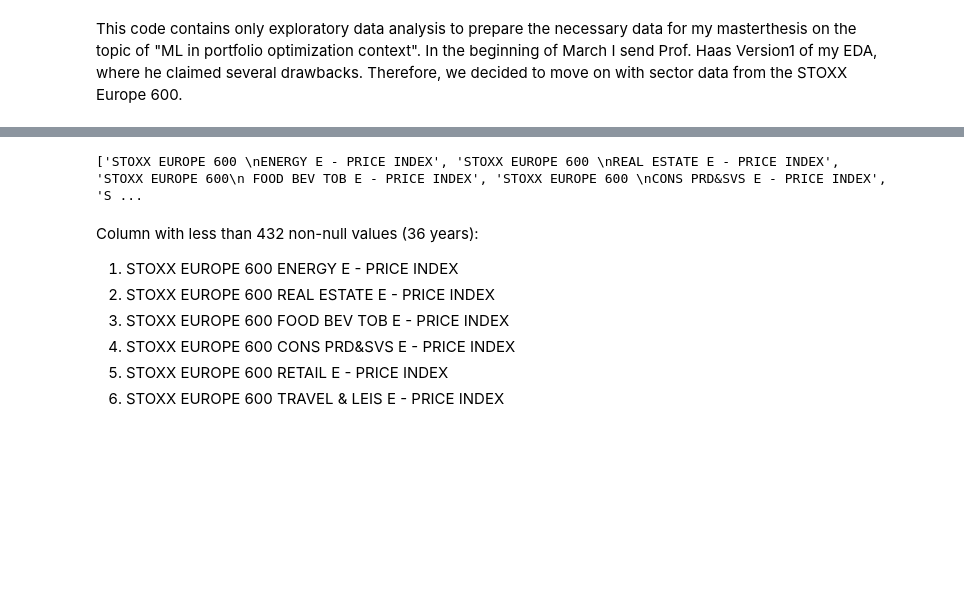
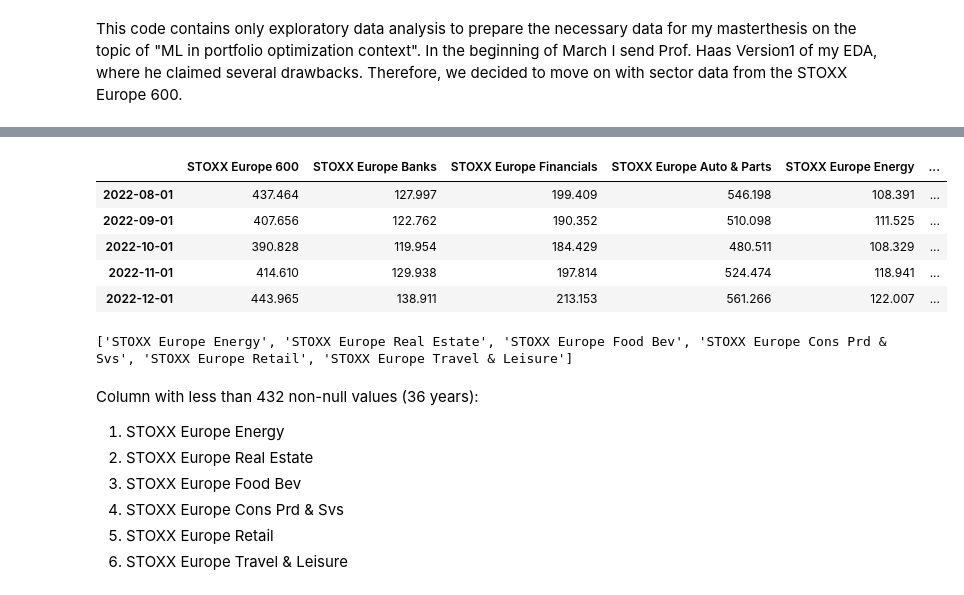
Before and after one commit to Ankru98/masterthesis, a Jupyter notebook: data_analysis_v2.ipynb, the cells around one changed output, grey strips where cells are left out. Cells and saved outputs as stored; diff of their text form; code cells hidden in the pictures; blank space fills up the shorter version.

```diff
--- a/data_analysis_v2.ipynb
+++ b/data_analysis_v2.ipynb
@@ -12,6 +12,35 @@ data.head()
 | 1986-03-01 | NaN | NaN | NaN | NaN | ... |
 | 1986-04-01 | NaN | NaN | NaN | NaN | ... |
 | 1986-05-01 | NaN | NaN | NaN | NaN | ... |
+# %%
+data.rename(columns={'STOXX EUROPE 600 \nE - PRICE INDEX': 'STOXX Europe 600',
+                     'STOXX EUROPE 600 \nBANKS E - PRICE INDEX': 'STOXX Europe Banks',
+                     'STOXX EUROPE 600 \nFINANCIALS E - PRICE INDEX': 'STOXX Europe Financials',
+                     'STOXX EUROPE 600 \nAUTO & PARTS E - PRICE INDEX': 'STOXX Europe Auto & Parts',
+                     'STOXX EUROPE 600 \nENERGY E - PRICE INDEX': 'STOXX Europe Energy',
+                     'STOXX EUROPE 600 \nINSURANCE E - PRICE INDEX': 'STOXX Europe Insurance',
+                     'STOXX EUROPE 600 \nREAL ESTATE E - PRICE INDEX': 'STOXX Europe Real Estate',
+                     'STOXX EUROPE 600 \nTECHNOLOGY E - PRICE INDEX': 'STOXX Europe Technology',
+                     'STOXX EUROPE 600 \nUTILITIES E - PRICE INDEX': 'STOXX Europe Utilities',
+                     'STOXX EUROPE 600 \nCHEMICALS E - PRICE INDEX': 'STOXX Europe Chemicals',
+                     'STOXX EUROPE 600 \nBASIC RESOURCE E - PRICE INDEX': 'STOXX Europe Basic Resource',
+                     'STOXX EUROPE 600 \nCON & MAT E - PRICE INDEX': 'STOXX Europe Con & Mat',
+                     'STOXX EUROPE 600\n FOOD BEV TOB E - PRICE INDEX': 'STOXX Europe Food Bev',
+                     'STOXX EUROPE 600 \nHEALTH CARE E - PRICE INDEX': 'STOXX Europe Health Care',
+                     'STOXX EUROPE 600 \nINDS GDS & SVS E - PRICE INDEX': 'STOXX Europe Inds Gds & Svs',
+                     'STOXX EUROPE 600 \nMEDIA E - PRICE INDEX': 'STOXX Europe Media',
+                     'STOXX EUROPE 600 \nCONS PRD&SVS E - PRICE INDEX': 'STOXX Europe Cons Prd & Svs',
+                     'STOXX EUROPE 600 \nRETAIL E - PRICE INDEX': 'STOXX Europe Retail',
+                     'STOXX EUROPE 600 \nTRAVEL & LEIS E - PRICE INDEX': 'STOXX Europe Travel & Leisure',
+                     'STOXX EUROPE 600 \nTELECOM E - PRICE INDEX': 'STOXX Europe Telecoms'}, inplace=True)
+data.tail()
+# %% [output]
+|  | STOXX Europe 600 | STOXX Europe Banks | STOXX Europe Financials | STOXX Europe Auto & Parts | STOXX Europe Energy | ... |
+| 2022-08-01 | 437.464 | 127.997 | 199.409 | 546.198 | 108.391 | ... |
+| 2022-09-01 | 407.656 | 122.762 | 190.352 | 510.098 | 111.525 | ... |
+| 2022-10-01 | 390.828 | 119.954 | 184.429 | 480.511 | 108.329 | ... |
+| 2022-11-01 | 414.610 | 129.938 | 197.814 | 524.474 | 118.941 | ... |
+| 2022-12-01 | 443.965 | 138.911 | 213.153 | 561.266 | 122.007 | ... |
 # %%
 # values from 01-01-1987 until 01-12-20222
 price_data = data[12:]
@@ -26,16 +55,16 @@ more_than_432 = num_non_null[num_non_null >= 432]
 # Print the column names
 print(list(less_than_432.index))
 # %% [output]
-['STOXX EUROPE 600 \nENERGY E - PRICE INDEX', 'STOXX EUROPE 600 \nREAL ESTATE E - PRICE INDEX', 'STOXX EUROPE 600\n FOOD BEV TOB E - PRICE INDEX', 'STOXX EUROPE 600 \nCONS PRD&SVS E - PRICE INDEX', 'S ...
+['STOXX Europe Energy', 'STOXX Europe Real Estate', 'STOXX Europe Food Bev', 'STOXX Europe Cons Prd & Svs', 'STOXX Europe Retail', 'STOXX Europe Travel & Leisure']
-# %% [markdown]
-Column with less than 432 non-null values (36 years):
-
-1. STOXX EUROPE 600 ENERGY E - PRICE INDEX
-2. STOXX EUROPE 600 REAL ESTATE E - PRICE INDEX
-3. STOXX EUROPE 600 FOOD BEV TOB E - PRICE INDEX
-4. STOXX EUROPE 600 CONS PRD&SVS E - PRICE INDEX
-5. STOXX EUROPE 600 RETAIL E - PRICE INDEX
-6. STOXX EUROPE 600 TRAVEL & LEIS E - PRICE INDEX
+# %% [markdown]
+Column with less than 432 non-null values (36 years):
+
+1. STOXX Europe Energy
+2. STOXX Europe Real Estate
+3. STOXX Europe Food Bev
+4. STOXX Europe Cons Prd & Svs
+5. STOXX Europe Retail
+6. STOXX Europe Travel & Leisure
 # %%
 # Calculate the number of non-null values in each column
 num_non_null = price_data.count()
```
Also changed, not shown: parts of 3 cells of this notebook, 2 other files.
